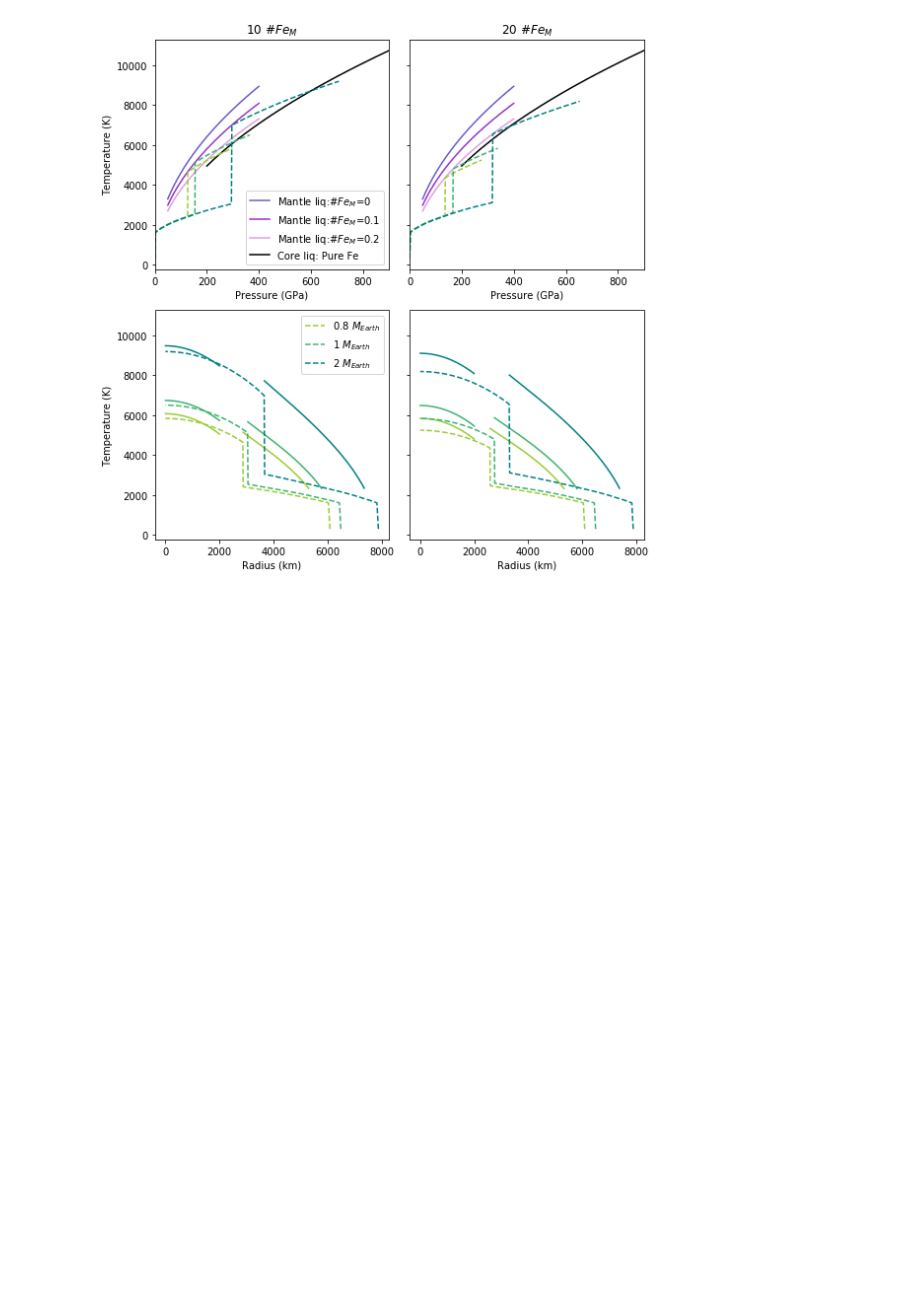
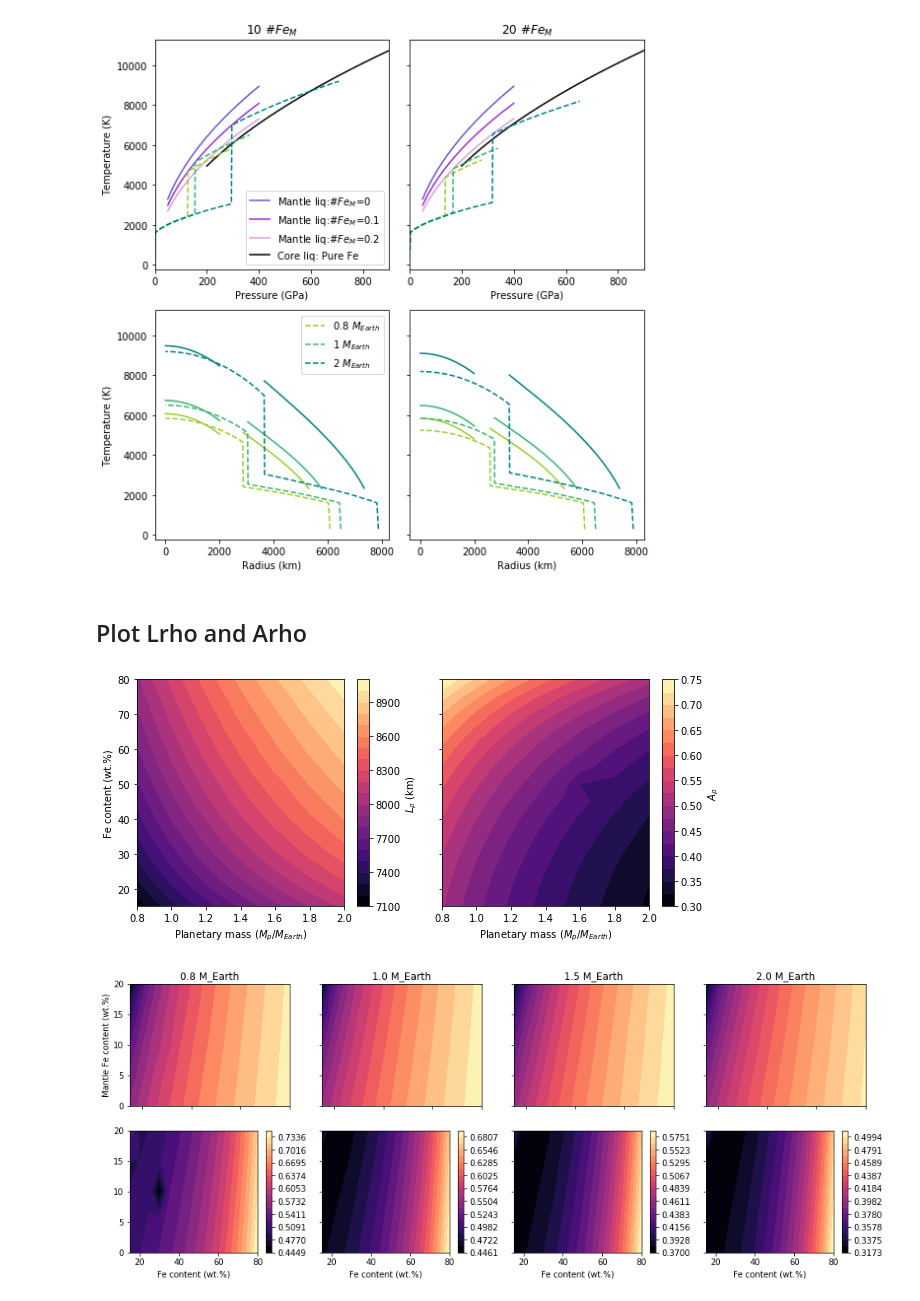
Before and after one commit to irenebonati/exo-cores, a Jupyter notebook: Plots_paper.ipynb, the cells around one changed output. Saved outputs shown, nothing was run; the diff lists cells and outputs as text; code cells hidden in the pictures; blank space fills up the shorter version.

```diff
--- a/Plots_paper.ipynb
+++ b/Plots_paper.ipynb
@@ -459,3 +415,78 @@ plt.tight_layout()
 plt.savefig("Figures/Temperature_profiles_FeM.pdf")
 # %% [output]
 [figure]
+# %% [markdown]
+## Plot Lrho and Arho
+# %%
+Masses = [0.8, 0.9, 1.0, 1.1, 1.2, 1.3, 1.4, 1.5, 1.6, 1.8, 2.]
+Fe = [15,20 , 25, 30 ,35, 40 , 45, 50 , 55, 60 , 65, 70,75,80]
+FeM = 0
+S = 0.0
+
+M, F = np.meshgrid(Masses, Fe)
+L_rho = np.zeros_like(M)
+A_rho = np.zeros_like(M)
+
+for i, mass in enumerate(Masses):
+    for j,iron in enumerate(Fe):
+        Mp = mass
+        XFe = iron
+        data = open(folder+"/M_ {:.1f}_Fe_{:.0f}.0000_FeM_{:2.0f}.0000.yaml".format(Mp, XFe, FeM))
+        data_p = yaml.load(data, Loader=yaml.FullLoader)
+        L_rho[j,i] = data_p["L_rho"]
+        A_rho[j,i] = data_p["A_rho"]
+
+fig, ax = plt.subplots(1, 2, sharey=True, figsize=[9, 4])
+plt.subplots_adjust(wspace = 0.5)
+
+L_rho = ax[0].contourf(M,F,L_rho/1e3, 20, cmap = plt.cm.magma)
+cb  = fig.colorbar(L_rho, ax=ax[0])
+ax[0].set_xlabel("Planetary mass ($M_{p}/M_{Earth}$)")
+ax[0].set_ylabel("Fe content (wt.%)")
+cb.set_label(r"$L_{\rho}$ (km)")
+A_rho = ax[1].contourf(M,F,A_rho, 20, cmap = plt.cm.magma)
+cb  = fig.colorbar(A_rho, ax=ax[1])
+ax[1].set_xlabel("Planetary mass ($M_{p}/M_{Earth}$)")
+cb.set_label(r"$A_{\rho}$")
+plt.tight_layout()
+plt.savefig("Figures/Lrho_Arho.pdf")
+plt.show()
+
+Masses = [0.8,1.0, 1.5, 2.]
+Fe = [15,20 , 25, 30 ,35, 40 , 45, 50 , 55, 60 , 65, 70,75,80]
+Fe_mantle = [0,5,10,15,20]
+
+X, Y = np.meshgrid(Fe,Fe_mantle)
+L_rho = np.zeros_like(X,dtype=np.float64)
+A_rho = np.zeros_like(X,dtype=np.float64)
+
+fig, ax = plt.subplots(2, 4, sharey=True, sharex=True, figsize=[16, 6])
+plt.subplots_adjust(wspace = 0.2)
+
+b = 0
+for m,mass in enumerate(Masses):
+    for i, iron in enumerate(Fe):
+        for j,iron_mantle in enumerate(Fe_mantle):
+            Mp = mass
+            XFe = iron
+            FeM = iron_mantle
+            data = open(folder+"/M_ {:.1f}_Fe_{:.0f}.0000_FeM_{:2.0f}.0000.yaml".format(Mp, XFe, FeM))
+            data_p = yaml.load(data, Loader=yaml.FullLoader)
+            L_rho[j,i] = data_p["L_rho"]
+            A_rho[j,i] = data_p["A_rho"]
+
+#     levels_Lrho = np.linspace(np.min(L_rho), np.max(L_rho), 20)
+    levels_Arho = np.linspace(np.min(A_rho), np.max(A_rho), 20)
+
+    L_rho_plot = ax[0,b].contourf(X,Y,L_rho/1e3,20, cmap = plt.cm.magma)
+    #cb  = fig.colorbar(L_rho_plot, ax=ax[0,b])
+    ax[0,b].set_title("{:.1f} M_Earth".format(Mp))
+    A_rho_plot = ax[1,b].contourf(X,Y,A_rho, levels_Arho, cmap = plt.cm.magma)
+    cb  = fig.colorbar(A_rho_plot, ax=ax[1,b])
+    ax[1,b].set_xlabel("Fe content (wt.%)")
+    ax[0,0].set_ylabel("Mantle Fe content (wt.%)")
+    b +=1
+plt.show()
+# %% [output]
+[figure, added]
+[figure, added]
```
Also changed, not shown: parts of 4 cells of this notebook, 1 other file.
